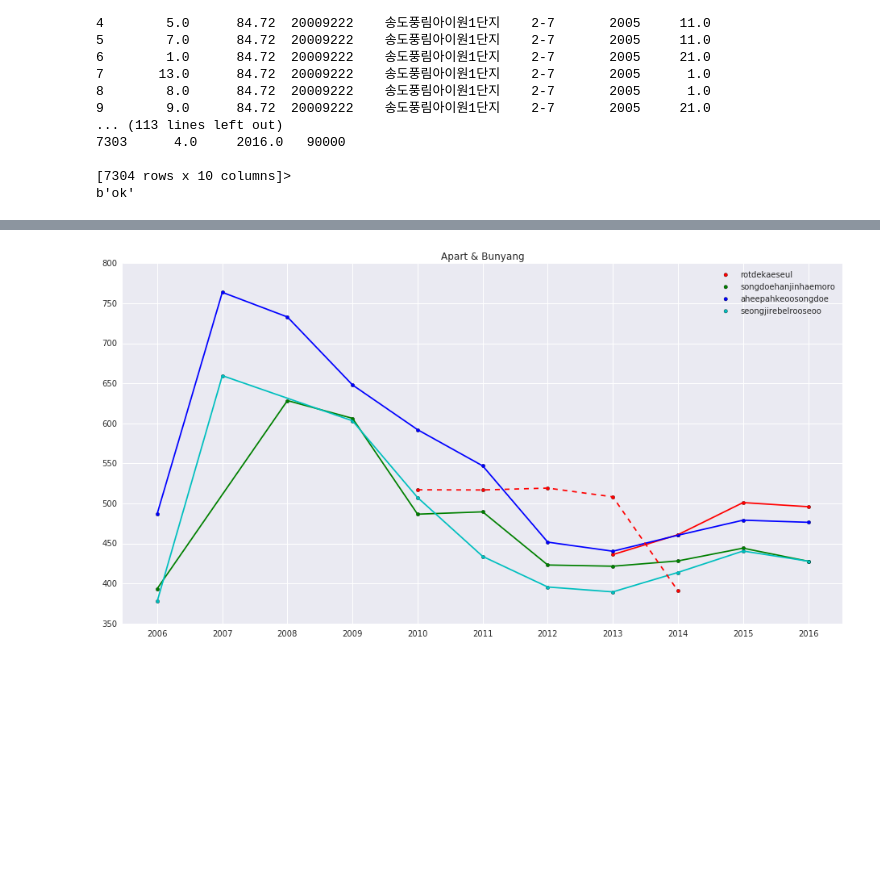
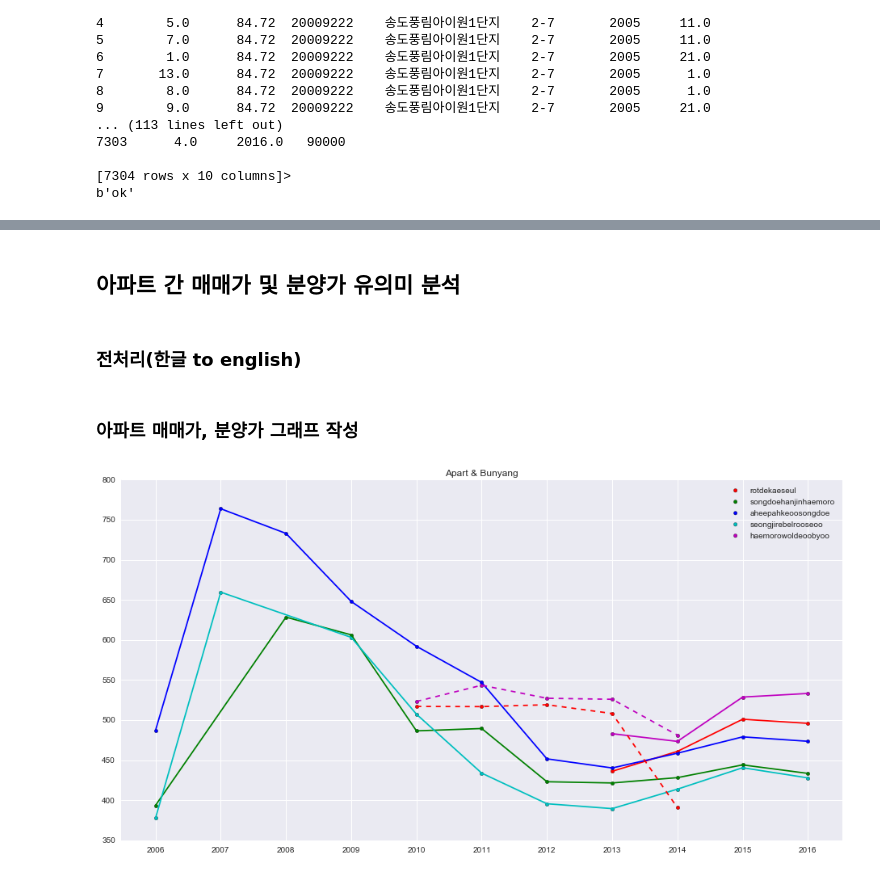
Before and after one commit to kmsmoo/project_littletiger, a Jupyter notebook: crawling_and_graph.ipynb, the cells around one changed output, grey strips where cells are left out. Saved outputs shown, nothing was run; the diff lists cells and outputs as text; code cells hidden in the pictures; blank space fills up the shorter version.

Commit message:
crawling_and_graph: last update

```diff
--- a/crawling_and_graph.ipynb
+++ b/crawling_and_graph.ipynb
@@ -175,0 +228,4 @@ b'ok'
+# %%
+model = sm.OLS.from_formula("percent ~ APTFNO", data=apart_df)
+result = model.fit()
+print(result.summary())
@@ -175,0 +250,5 @@ b'ok'
+# %%
+from sklearn.linear_model import LinearRegression
+
+model = LinearRegression()
+model.fit(sm.add_constant(apart_df["APTFNO"]), apart_df["percent"])
@@ -175,0 +257,4 @@ b'ok'
+# %%
+from sklearn.cross_validation import cross_val_score
+scores = cross_val_score(model, sm.add_constant(apart_df["APTFNO"]), apart_df["percent"], cv=5)
+scores, scores.mean(), scores.std()
@@ -176,3 +275,7 @@ b'ok'
+# %% [markdown]
+## 아파트 간 매매가 및 분양가 유의미 분석
+# %% [markdown]
+### 전처리(한글 to english)
 # %%
 def korean_to_english(x): # 한글을 영어로 변환
     with open("./transform.csv", "r") as f:
@@ -185,6 +288,8 @@ def korean_to_english(x): # 한글을 영어로 변환
             except:
                 string += str(i)
         return string
+# %% [markdown]
+### 아파트 매매가, 분양가 그래프 작성
 # %%
 def apart_plot(apart_list=[], bunyang_list=[]):
     color_list=["r","g","b","c","m","y","k","w"]
@@ -252,6 +357,6 @@ def apart_plot(apart_list=[], bunyang_list=[]):
                 )
                 plt.legend()
 # %%
-apart_plot(["롯데캐슬", "송도한진해모로", "아이파크송도", "성지리벨루스"],["롯데캐슬"])
+apart_plot(["롯데캐슬", "송도한진해모로", "아이파크송도", "성지리벨루스", "해모로월드뷰"],["롯데캐슬", "송도한진해모로", "아이파크송도", "성지리벨루스", "해모로월드뷰"])
 # %% [output]
-[figure, old version]
+[figure, new version]
```
Also changed, not shown: parts of 12 cells of this notebook.
